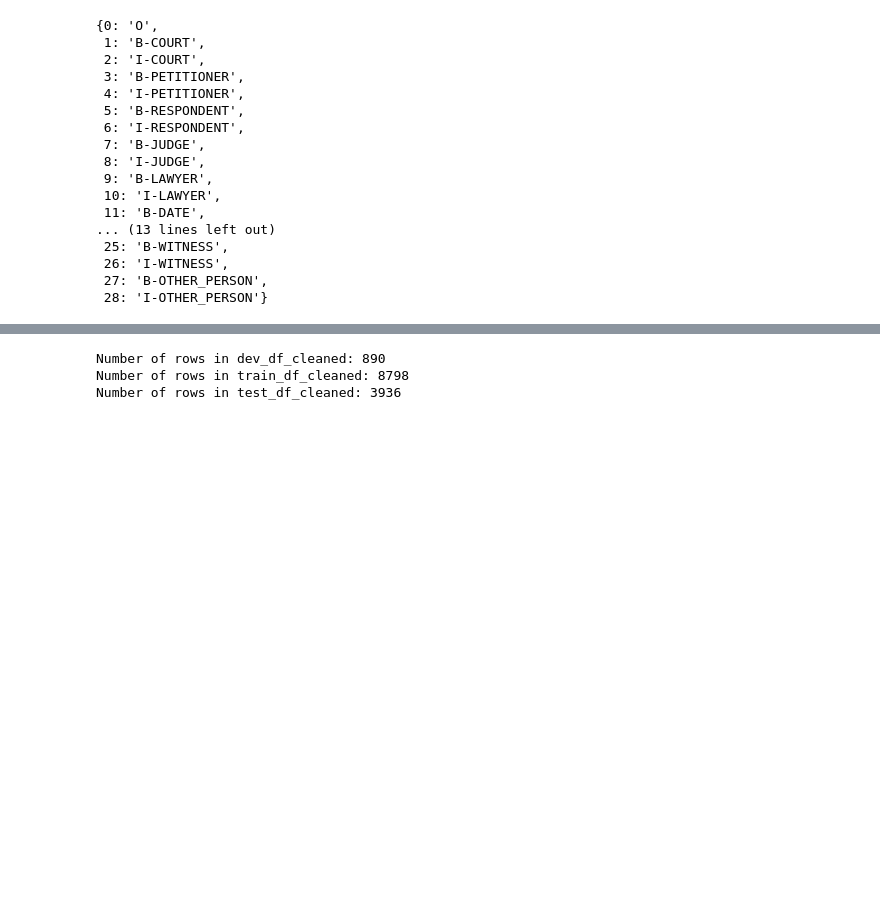
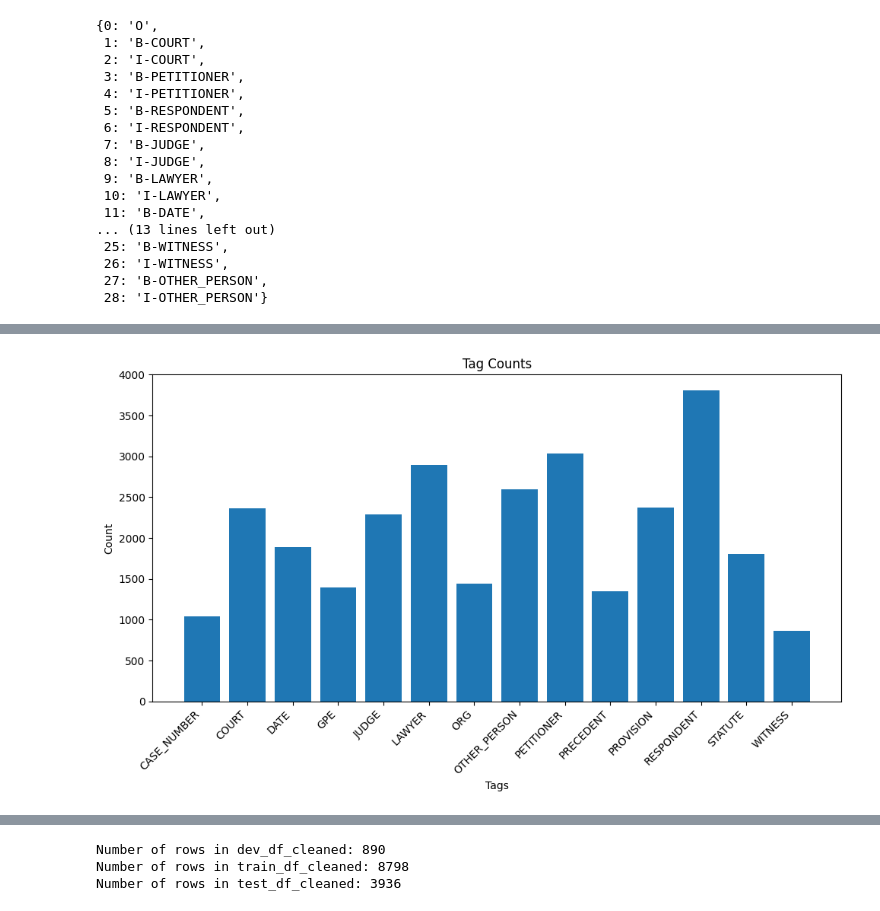
Before and after one commit to SnappyDragon64/Legal-NER-Dataset, a Jupyter notebook: data_preprocessing.ipynb, the cells around one changed output, grey strips where cells are left out. Cells and saved outputs as stored; diff of their text form; code cells hidden in the pictures; blank space fills up the shorter version.

```diff
--- a/data_preprocessing.ipynb
+++ b/data_preprocessing.ipynb
@@ -419,0 +375,4 @@ CASE_NUMBER      3135
+# %%
+plot_tag_counts(train_ent_count)
+# %% [output]
+[figure, added]
```
Also changed, not shown: parts of 53 cells of this notebook, 13 other files.
